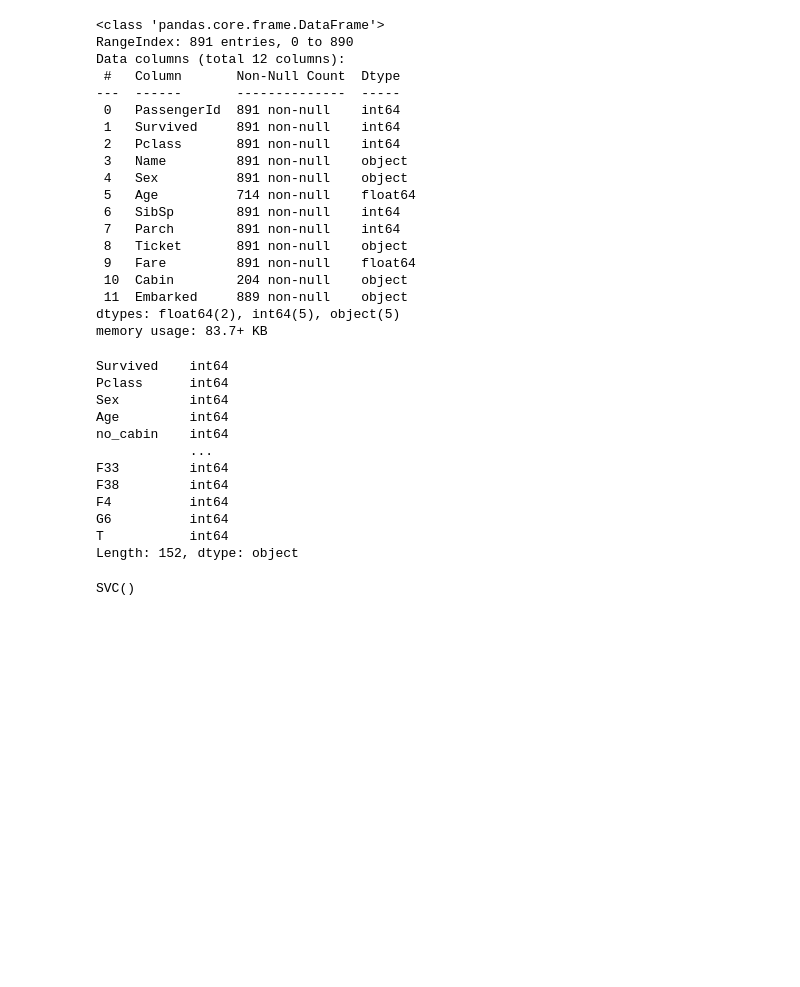
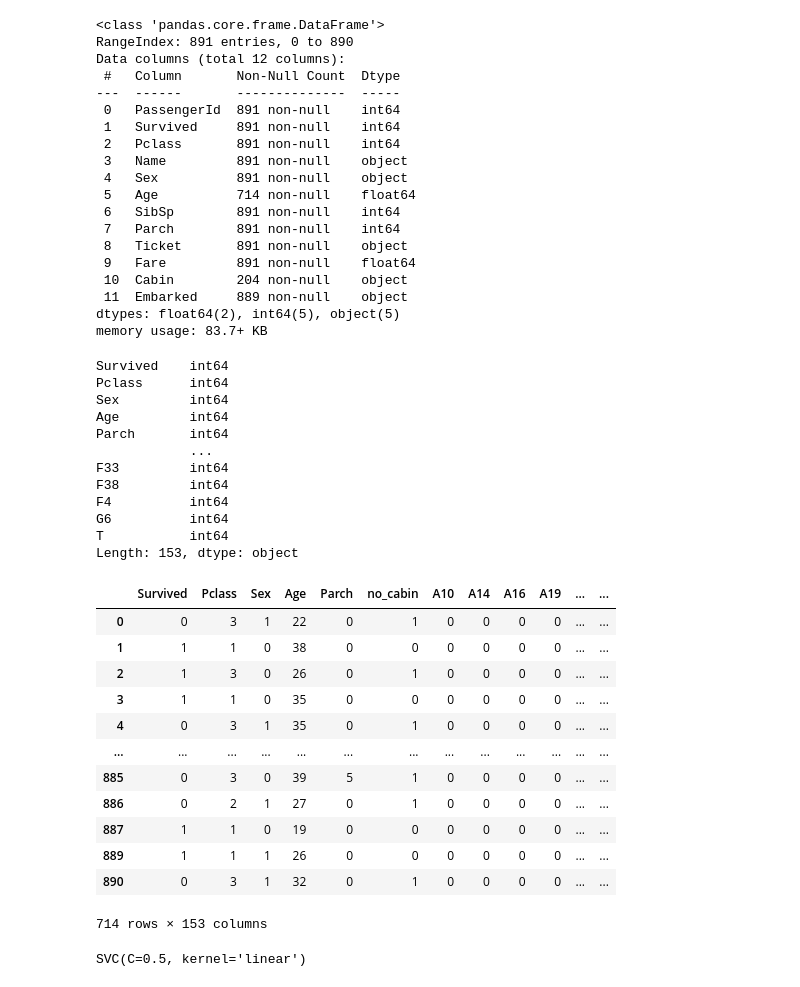
Before and after one commit to PooyaValizadeh/titanic---Machine-Learning-from-Disaster, a Jupyter notebook: titanic.ipynb, the cells around one changed output. Saved outputs shown, nothing was run; the diff lists cells and outputs as text; code cells hidden in the pictures; blank space fills up the shorter version.

```diff
--- a/titanic.ipynb
+++ b/titanic.ipynb
@@ -59,7 +59,7 @@ memory usage: 83.7+ KB
 # %%
 df = df.join(pd.get_dummies(df["Cabin"],dtype=int))
 # %%
-df = df[df.columns.drop(["PassengerId","Name","SibSp","Parch","Ticket","Fare","Cabin","Embarked"])]
+df = df[df.columns.drop(["PassengerId","Name","SibSp","Ticket","Fare","Cabin","Embarked"])]
 df = df.dropna()
 # %%
 
@@ -70,14 +70,30 @@ Survived    int64
 Pclass      int64
 Sex         int64
 Age         int64
-no_cabin    int64
+Parch       int64
             ...
 F33         int64
 F38         int64
 F4          int64
 G6          int64
 T           int64
-Length: 152, dtype: object
+Length: 153, dtype: object
+# %%
+df
+# %% [output]
+|  | Survived | Pclass | Sex | Age | Parch | no_cabin | A10 | A14 | A16 | A19 | ... | ... |
+| 0 | 0 | 3 | 1 | 22 | 0 | 1 | 0 | 0 | 0 | 0 | ... | ... |
+| 1 | 1 | 1 | 0 | 38 | 0 | 0 | 0 | 0 | 0 | 0 | ... | ... |
+| 2 | 1 | 3 | 0 | 26 | 0 | 1 | 0 | 0 | 0 | 0 | ... | ... |
+| 3 | 1 | 1 | 0 | 35 | 0 | 0 | 0 | 0 | 0 | 0 | ... | ... |
+| 4 | 0 | 3 | 1 | 35 | 0 | 1 | 0 | 0 | 0 | 0 | ... | ... |
+| ... | ... | ... | ... | ... | ... | ... | ... | ... | ... | ... | ... | ... |
+| 885 | 0 | 3 | 0 | 39 | 5 | 1 | 0 | 0 | 0 | 0 | ... | ... |
+| 886 | 0 | 2 | 1 | 27 | 0 | 1 | 0 | 0 | 0 | 0 | ... | ... |
+| 887 | 1 | 1 | 0 | 19 | 0 | 0 | 0 | 0 | 0 | 0 | ... | ... |
+| 889 | 1 | 1 | 1 | 26 | 0 | 0 | 0 | 0 | 0 | 0 | ... | ... |
+| 890 | 0 | 3 | 1 | 32 | 0 | 1 | 0 | 0 | 0 | 0 | ... | ... |
+714 rows × 153 columns
 # %%
 x = df[df.columns.drop(["Survived"])]
 y = df["Survived"]
@@ -86,10 +102,10 @@ from sklearn.model_selection import train_test_split
 xtrain , xtest , ytrain,ytest = train_test_split(x,y,test_size=0.2)
 # %%
 from sklearn.svm import SVC
-model = SVC(kernel="rbf")
+model = SVC(C = 0.5,kernel="linear")
 model.fit(xtrain,ytrain)
 # %% [output]
-SVC()
+SVC(C=0.5, kernel='linear')
 # %%
 from sklearn.metrics import classification_report
 yhat = model.predict(xtest)
```
Also changed, not shown: parts of 3 cells of this notebook.
